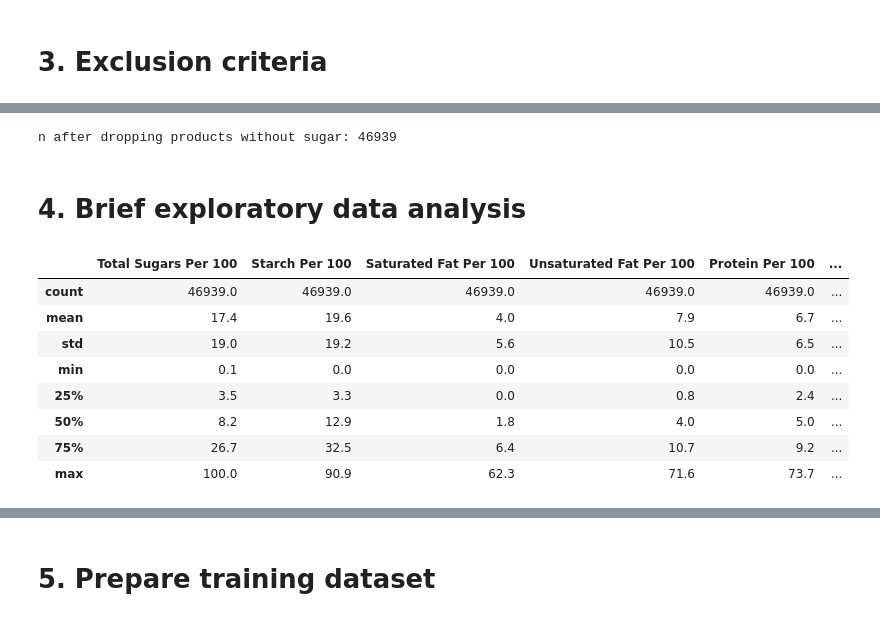
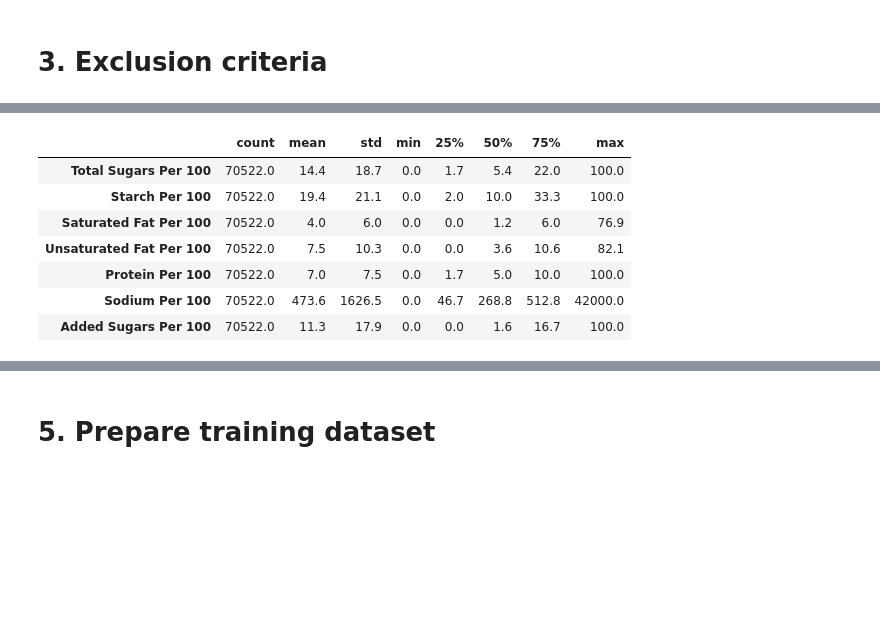
Before and after one commit to tazmandavies/Major-Projects, a Jupyter notebook: ML added sugar.ipynb, the cells around one changed output, grey strips where cells are left out. Cells and saved outputs as stored; diff of their text form; code cells hidden in the pictures; blank space fills up the shorter version.

```diff
--- a/ML added sugar.ipynb
+++ b/ML added sugar.ipynb
@@ -105,7 +94,7 @@ def contains_AS(string):
         return AS
 
     except:
-        return np.NaN
+        return 0
 # %%
 # This function simply maps minor categories to major categories
 def major(string):
@@ -158,7 +161,10 @@ train['Total Sugars UOM'] = np.where(c2, train['Sugars UOM'], train['Total Sugar
 # Drop unwanted columns
 train.drop(columns = ['Sugars UOM', 'Sugars Per 100','Flavor', 'Serve Description',
        'Serving Size', 'Serving Size 2', 'Serving Size UOM',
-       'Serving Size UOM 2', 'Calories UOM', 'Calories Per 100'], inplace=True)
+       'Serving Size UOM 2',
+                      #'Calories UOM',
+                      #'Calories Per 100'
+                     ], inplace=True)
 
 # Merge on minor categories (KNN categories) from "cats" dataframe
 train['Condensed category'] = train['Product Category'].str.split('-').str[0].str.lstrip().str.rstrip()
@@ -173,7 +179,7 @@ train['KNN category'] = np.where(c3, 'Sauces', train['KNN category'])
 # Map all minor (KNN) categories to major categories
 train['Major category'] = train['KNN category'].apply(major)
 
-# round all nutrient values to one decimal place
+# Round all nutrient values to one decimal place
 for col in ['Dietary Fiber Per 100',
            'Protein Per 100',
            'Saturated Fat Per 100',
@@ -183,3 +189,8 @@ for col in ['Dietary Fiber Per 100',
            'Added Sugars Per 100',
            'Sodium Per 100']:
     train[col] = np.round(train[col], 1)
+
+for col in ['Added Sugars UOM', 'Dietary Fiber UOM', 'Protein UOM', 'Saturated Fat UOM',
+           'Sodium UOM', 'Total Carbohydrate UOM', 'Total Fat UOM',
+           'Total Sugars UOM', 'Calories UOM']:
+    train[col] = train[col].str.lower().str.lstrip().str.rstrip()
@@ -288,13 +384,2 @@ min          0.000000
 max        100.000000
 Name: Added Sugars Per 100, dtype: float64
-# %%
-# Drop products with zero sugar - don't require added sugar estimation
-train = train[train['Total Sugars Per 100'] > 0]
-train.shape[0]
-print('n after dropping products without sugar:', train.shape[0])
-
-train.reset_index(drop=True, inplace=True)
-# %% [output]
-n after dropping products without sugar: 46939
-# %% [markdown]
-# 4. Brief exploratory data analysis
@@ -308,22 +395,21 @@ train['AS ingredient'] = train['Ingredients'].str.lower().apply(contains_AS)
 # %%
 # Explore the distributions of the six nutrients
 np.round(train[['Total Sugars Per 100',
              'Starch Per 100',
              'Saturated Fat Per 100',
              'Unsaturated Fat Per 100',
              'Protein Per 100',
              'Sodium Per 100',
-             'Added Sugars Per 100']].describe(), 1)
+             'Added Sugars Per 100']].describe(), 1).T
 # %% [output]
-|  | Total Sugars Per 100 | Starch Per 100 | Saturated Fat Per 100 | Unsaturated Fat Per 100 | Protein Per 100 | ... |
-| count | 46939.0 | 46939.0 | 46939.0 | 46939.0 | 46939.0 | ... |
-| mean | 17.4 | 19.6 | 4.0 | 7.9 | 6.7 | ... |
-| std | 19.0 | 19.2 | 5.6 | 10.5 | 6.5 | ... |
-| min | 0.1 | 0.0 | 0.0 | 0.0 | 0.0 | ... |
-| 25% | 3.5 | 3.3 | 0.0 | 0.8 | 2.4 | ... |
-| 50% | 8.2 | 12.9 | 1.8 | 4.0 | 5.0 | ... |
-| 75% | 26.7 | 32.5 | 6.4 | 10.7 | 9.2 | ... |
-| max | 100.0 | 90.9 | 62.3 | 71.6 | 73.7 | ... |
+|  | count | mean | std | min | 25% | 50% | 75% | max |
+| Total Sugars Per 100 | 70522.0 | 14.4 | 18.7 | 0.0 | 1.7 | 5.4 | 22.0 | 100.0 |
+| Starch Per 100 | 70522.0 | 19.4 | 21.1 | 0.0 | 2.0 | 10.0 | 33.3 | 100.0 |
+| Saturated Fat Per 100 | 70522.0 | 4.0 | 6.0 | 0.0 | 0.0 | 1.2 | 6.0 | 76.9 |
+| Unsaturated Fat Per 100 | 70522.0 | 7.5 | 10.3 | 0.0 | 0.0 | 3.6 | 10.6 | 82.1 |
+| Protein Per 100 | 70522.0 | 7.0 | 7.5 | 0.0 | 1.7 | 5.0 | 10.0 | 100.0 |
+| Sodium Per 100 | 70522.0 | 473.6 | 1626.5 | 0.0 | 46.7 | 268.8 | 512.8 | 42000.0 |
+| Added Sugars Per 100 | 70522.0 | 11.3 | 17.9 | 0.0 | 0.0 | 1.6 | 16.7 | 100.0 |
 # %%
 # Explore the spearman correlations between each nutrient and AS content
 np.round(train[['Total Sugars Per 100',
```
Also changed, not shown: parts of 43 cells of this notebook.
